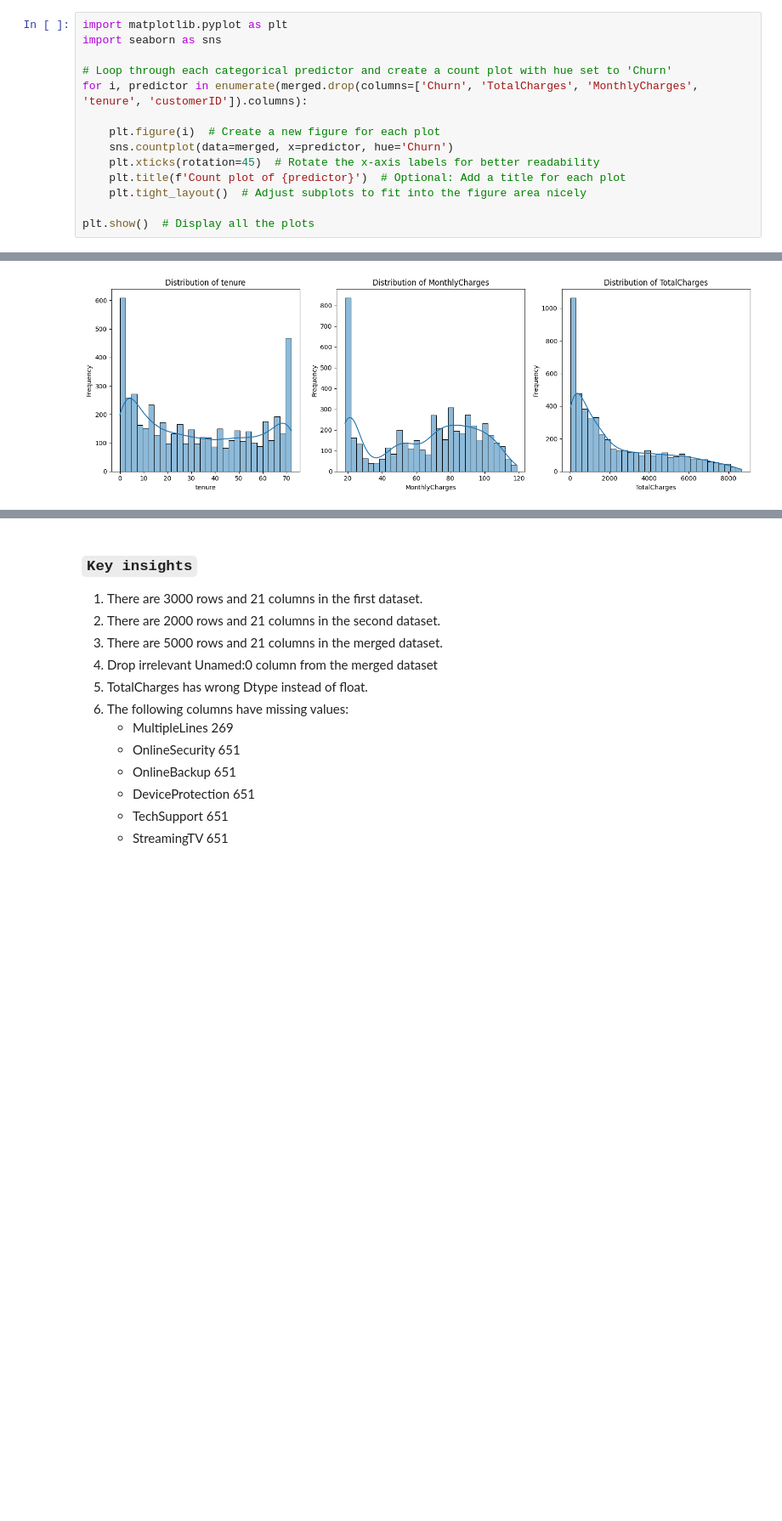
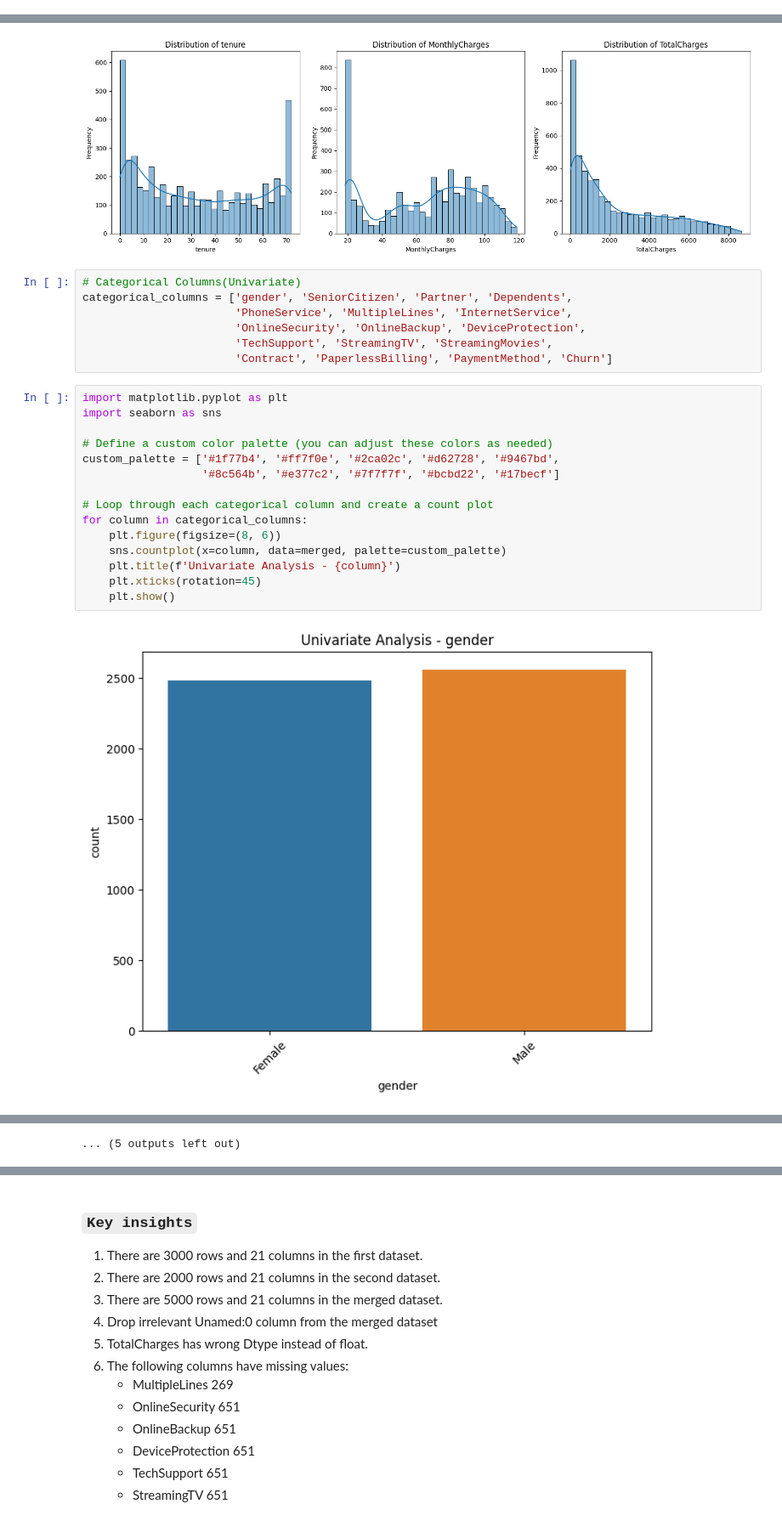
Before and after one commit to JusticeHanson/customr-churn-prediction, a Jupyter notebook: main.ipynb, the cells around one changed output, grey strips where cells are left out. Shown at 85% size. Saved outputs shown, nothing was run; the diff lists cells and outputs as text; blank space fills up the shorter version.

Commit message:
multivariate analysis

```diff
--- a/main.ipynb
+++ b/main.ipynb
@@ -259,17 +259,3 @@ unique values: ['No' 'Yes' nan]
 ----------------------------------------------------------------------
 # %% [markdown]
 ### Univariate Analysis
-# %%
-import matplotlib.pyplot as plt
-import seaborn as sns
-
-# Loop through each categorical predictor and create a count plot with hue set to 'Churn'
-for i, predictor in enumerate(merged.drop(columns=['Churn', 'TotalCharges', 'MonthlyCharges', 'tenure', 'customerID']).columns):
-
-    plt.figure(i)  # Create a new figure for each plot
-    sns.countplot(data=merged, x=predictor, hue='Churn')
-    plt.xticks(rotation=45)  # Rotate the x-axis labels for better readability
-    plt.title(f'Count plot of {predictor}')  # Optional: Add a title for each plot
-    plt.tight_layout()  # Adjust subplots to fit into the figure area nicely
-
-plt.show()  # Display all the plots
@@ -308,3 +280,27 @@ plt.tight_layout()
 plt.show()
 # %% [output]
 [figure]
+# %%
+# Categorical Columns(Univariate)
+categorical_columns = ['gender', 'SeniorCitizen', 'Partner', 'Dependents',
+                       'PhoneService', 'MultipleLines', 'InternetService',
+                       'OnlineSecurity', 'OnlineBackup', 'DeviceProtection',
+                       'TechSupport', 'StreamingTV', 'StreamingMovies',
+                       'Contract', 'PaperlessBilling', 'PaymentMethod', 'Churn']
+# %%
+import matplotlib.pyplot as plt
+import seaborn as sns
+
+# Define a custom color palette (you can adjust these colors as needed)
+custom_palette = ['#1f77b4', '#ff7f0e', '#2ca02c', '#d62728', '#9467bd',
+                  '#8c564b', '#e377c2', '#7f7f7f', '#bcbd22', '#17becf']
+
+# Loop through each categorical column and create a count plot
+for column in categorical_columns:
+    plt.figure(figsize=(8, 6))
+    sns.countplot(x=column, data=merged, palette=custom_palette)
+    plt.title(f'Univariate Analysis - {column}')
+    plt.xticks(rotation=45)
+    plt.show()
+# %% [output]
+[figure, added]
@@ -310,0 +318 @@ plt.show()
+... (5 outputs left out)
```
Also changed, not shown: parts of 9 cells of this notebook.
